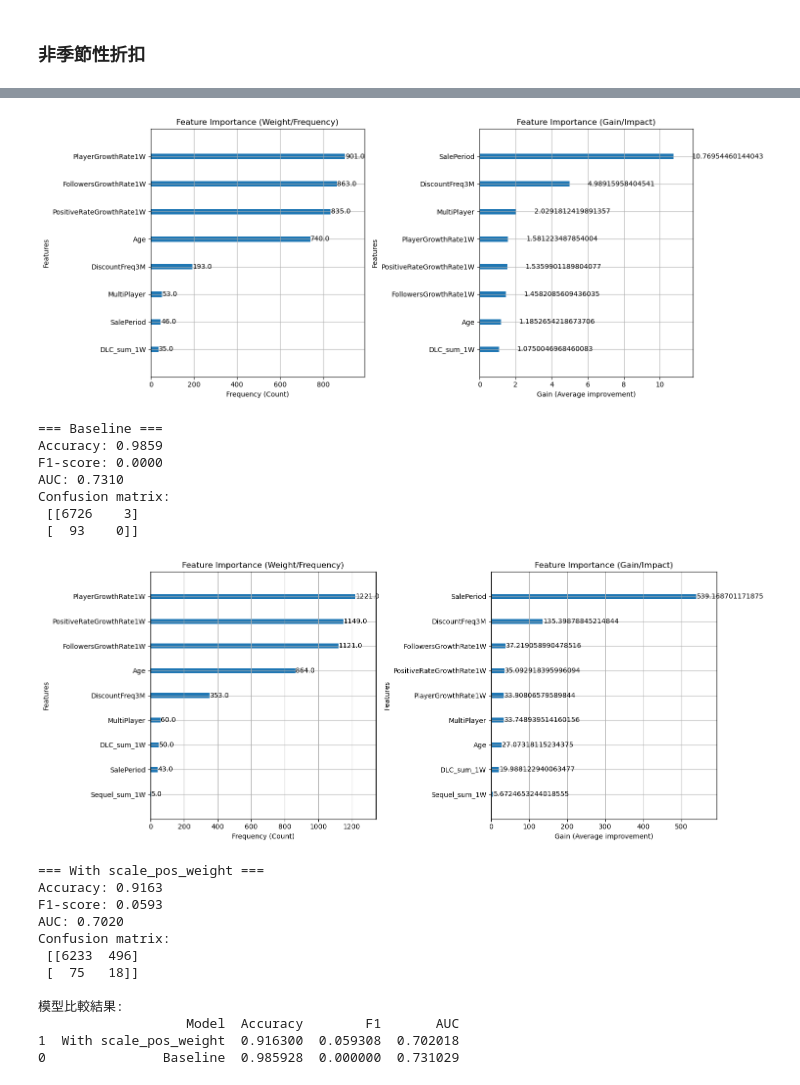
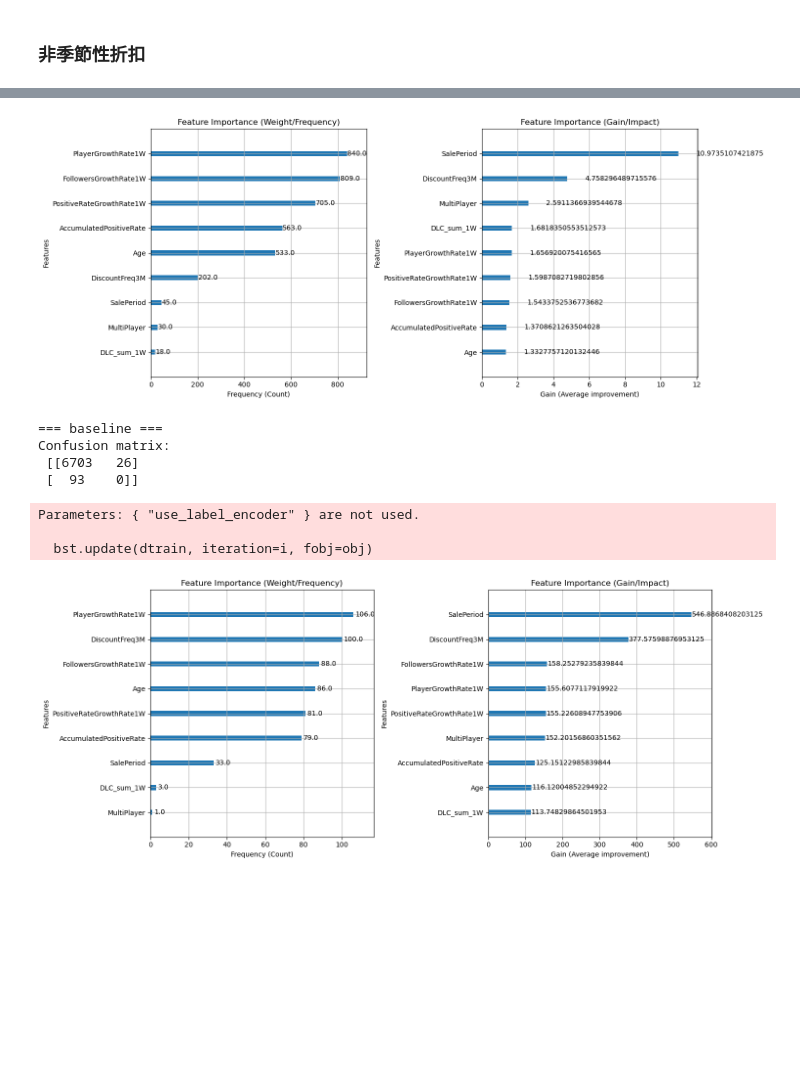
Before and after one commit to yixuan0803/fa-25-econ-5166-group-1, a Jupyter notebook: finding/discount-timing-XGBoost-prediction-model.ipynb, the cells around one changed output, grey strips where cells are left out. Drawn from its saved outputs; the diff is of its cells as text; code cells hidden in the pictures; blank space fills up the shorter version.

Commit message:
Finding parameters

```diff
--- a/finding/discount-timing-XGBoost-prediction-model.ipynb
+++ b/finding/discount-timing-XGBoost-prediction-model.ipynb
@@ -25,7 +50,7 @@ from sklearn.metrics import accuracy_score, f1_score, roc_auc_score, confusion_m
 # %%
 # Load the TRAINING data here and please finish all the data manipulation here.
-#input_data_file = "/Users/10610/Desktop/114-1 資料/steam-project/discount-timing-DE.csv"
-input_data_file = "/Users/user/Desktop/114-1 資料/steam-project/discount-timing-DE.csv"
+input_data_file = "/Users/10610/Desktop/114-1 資料/steam-project/discount-timing-DE.csv"
+#input_data_file = "/Users/user/Desktop/114-1 資料/steam-project/discount-timing-DE.csv"
 df = pd.read_csv(input_data_file)
 
 df_dummies = pd.get_dummies(df, columns=['GameID'], drop_first=True)
@@ -100,9 +204,16 @@ def evaluate_model(name, model, X_train, y_train, X_test, y_test):
 # 1W
 # %%
 feature_cols = [
-    'Age', 'MultiPlayer', 'PlayerGrowthRate1W', 'FollowersGrowthRate1W', 'PositiveRateGrowthRate1W',
+    'Age', 'AccumulatedPositiveRate', 'MultiPlayer', 'PlayerGrowthRate1W', 'FollowersGrowthRate1W', 'PositiveRateGrowthRate1W',
     'SalePeriod', 'DiscountFreq3M', 'DLC_sum_1W', 'Sequel_sum_1W'
 ]
+
+baseline_model = XGBClassifier(
+    random_state=71,
+    objective="binary:logistic",
+    use_label_encoder=False,
+    eval_metric='logloss'
+)
 # %% [markdown]
 ### 所有折扣
 # %%
@@ -217,48 +398,33 @@ X_test, y_test = prepare_xy(test, feature_cols, 'DiscountOutOfSale')
 # %%
-baseline_model = XGBClassifier(
-    objective='binary:logistic',
+model = XGBClassifier(
+    random_state=71,
+    objective="binary:logistic",
+    use_label_encoder=False,
     eval_metric='auc',
-    n_estimators=200,
-    learning_rate=0.1,
-    max_depth=6,
-    random_state=71
+    n_estimators = 100,
+    max_depth = 3,
+    min_child_weight = 5,
+    learning_rate = 0.1,
+    gamma = 0,
+    subsample = 0.8,
+    colsample_bytree = 0.8,
+    scale_pos_weight = pos_weight
 )
 
-pos_weight = (len(y_train) - sum(y_train)) / sum(y_train)
-weighted_model = XGBClassifier(
-    objective='binary:logistic',
-    eval_metric='auc',
-    n_estimators=200,
-    learning_rate=0.1,
-    max_depth=6,
-    scale_pos_weight=pos_weight,
-    random_state=71
-)
-result1 = evaluate_model("Baseline", baseline_model, X_train, y_train, X_test, y_test)
-result2 = evaluate_model("With scale_pos_weight", weighted_model, X_train, y_train, X_test, y_test)
+result1 = evaluate_model('baseline', baseline_model, X_train, y_train, X_test, y_test)
+result2 = evaluate_model('selection', model, X_train, y_train, X_test, y_test)
 
-results = pd.DataFrame([result1, result2])
+
+combined_results = pd.concat([result1, result2], keys=['baseline', 'selection'])
 print("\n模型比較結果:")
-print(results.sort_values(by="F1", ascending=False))
+print(combined_results)
 # %% [output]
-[figure, old version]
+[figure, new version]
-=== Baseline ===
-Accuracy: 0.9859
-F1-score: 0.0000
-AUC: 0.7310
+=== baseline ===
 Confusion matrix:
- [[6726    3]
+ [[6703   26]
  [  93    0]]
+Parameters: { "use_label_encoder" } are not used.
+
+  bst.update(dtrain, iteration=i, fobj=obj)
-[figure, old version]
+[figure, new version]
-=== With scale_pos_weight ===
-Accuracy: 0.9163
-F1-score: 0.0593
-AUC: 0.7020
-Confusion matrix:
- [[6233  496]
- [  75   18]]
-
-模型比較結果:
-                   Model  Accuracy        F1       AUC
-1  With scale_pos_weight  0.916300  0.059308  0.702018
-0               Baseline  0.985928  0.000000  0.731029
```
Also changed, not shown: parts of 13 cells of this notebook.
